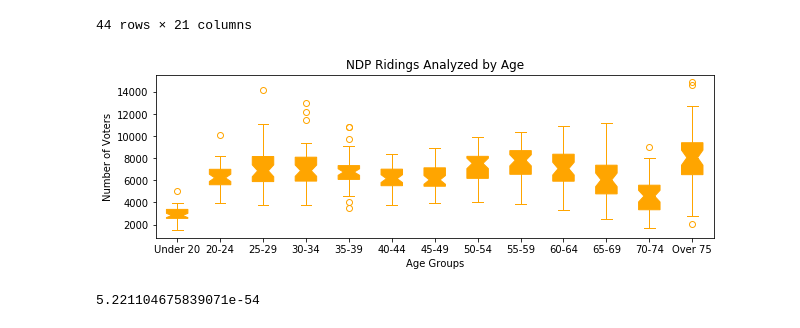
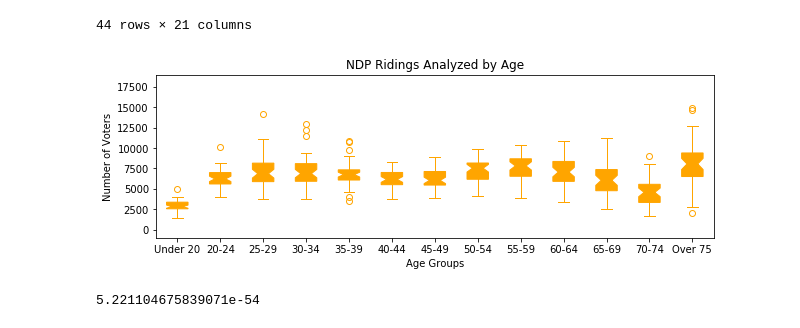
Before and after one commit to bsmirnov12/ABDS-Project-1, a Jupyter notebook: AgeStats.ipynb, the cells around one changed output. Saved outputs shown, nothing was run; the diff lists cells and outputs as text; code cells hidden in the pictures.

```diff
--- a/AgeStats.ipynb
+++ b/AgeStats.ipynb
@@ -162,33 +165,34 @@ NDP
 # %%
 #fig=plt.figure(figsize=(8,3))
 fig,ax = plt.subplots(figsize=(10,3))
 box_plot_data=[NDP["Under 20"], NDP["20-24"], NDP["25-29"], NDP["30-34"],
                NDP["35-39"],NDP["40-44"],NDP["45-49"],
                NDP["50-54"],NDP["55-59"],NDP["60-64"],
                NDP["65-69"],NDP["70-74"],NDP["Over 75"],
               ]
 x_label_list = ["Under 20", "20-24", "25-29","30-34",
                "35-39","40-44","45-49",
                "50-54","55-59","60-64",
               "65-69","70-74","Over 75"]
 ax.set_xticklabels(x_label_list)
+ax.set_ylim([-1000,19000])
 c="orange"
 plt.boxplot(box_plot_data, notch=True, patch_artist=True,
             boxprops=dict(facecolor=c, color=c),
             capprops=dict(color=c),
             whiskerprops=dict(color=c),
             flierprops=dict(color=c, markeredgecolor=c),
             medianprops=dict(color=c))
 #ax.set_xlabel = "Age Groups"
 #ax.set_ylabel = "Number of Voters"
 #ax.set_title = "Liberal Ridings Analyzed by Age"
 plt.xlabel("Age Groups")
 plt.ylabel("Number of Voters")
 plt.title("NDP Ridings Analyzed by Age")
 plt.savefig("./PNG_images_stats/NDP_Age.png")
 plt.show()
 # %% [output]
-[figure, old version]
+[figure, new version]
 # %%
 F, p = stats.f_oneway(NDP["Under 20"], NDP["20-24"], NDP["25-29"], NDP["30-34"],
                NDP["35-39"],NDP["40-44"],NDP["45-49"],
```
Also changed, not shown: parts of 4 cells of this notebook, 4 other files.
